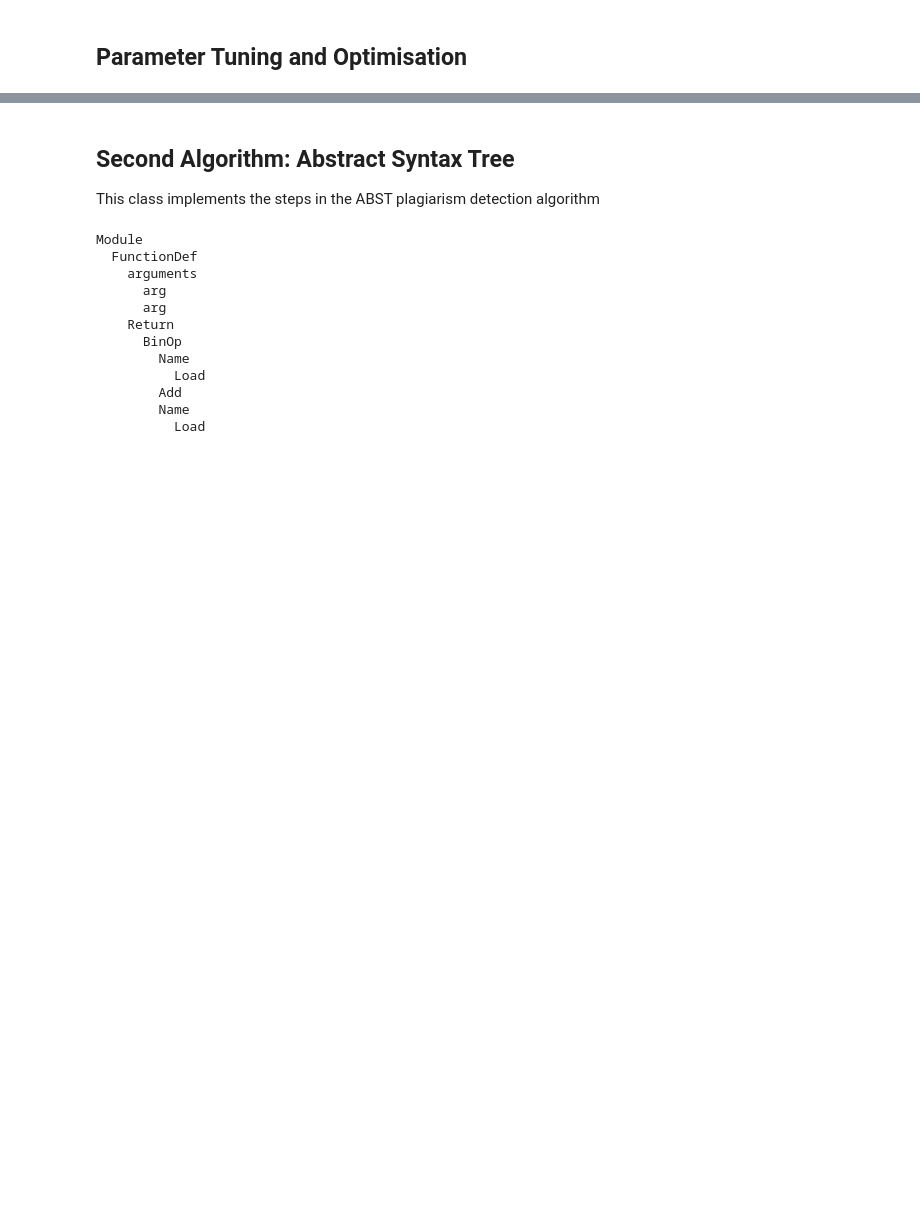
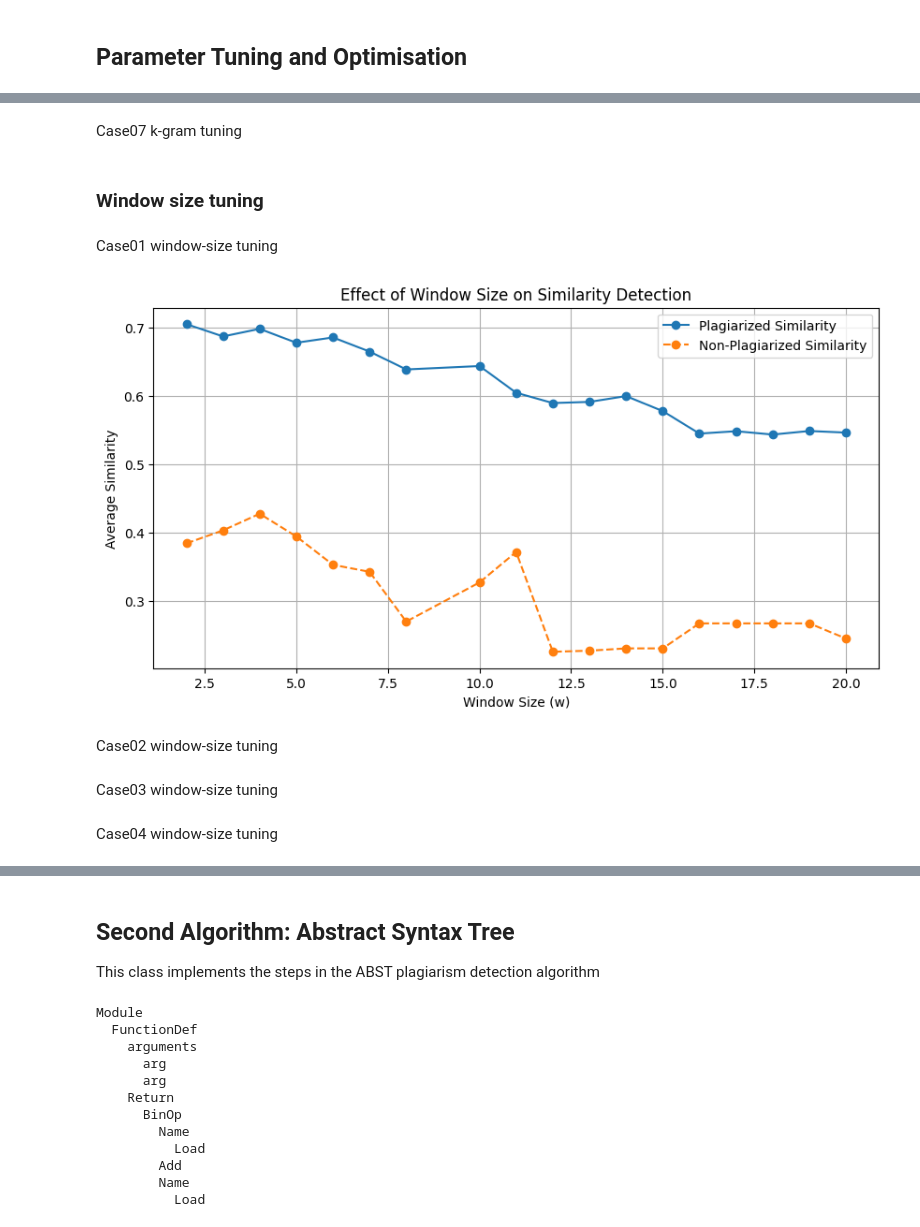
Before and after one commit to PeaceSamuel03/FYP, a Jupyter notebook: FYP.ipynb, the cells around one changed output, grey strips where cells are left out. Cells and saved outputs as stored; diff of their text form; code cells hidden in the pictures; blank space fills up the shorter version.

```diff
--- a/FYP.ipynb
+++ b/FYP.ipynb
@@ -433,32 +554,0 @@ file_contents = {
-# %%
-def read_files_from_directory(directory_path, file_extension = '.java'):
-    """
-    Function to read files from a given directory path
-    """
-    file_data = []
-    for filename in os.listdir(directory_path):
-        if filename.endswith('.java'):
-            file_path = os.path.join(directory_path, filename)
-            with open(file_path, 'r', encoding='utf-8') as file:
-                content = file.read()
-                file_data.append(content)
-    return file_data
-
-
-
-#read files from each category in the base directory
-for category in file_contents.keys():
-    directory_path = os.path.join(base_directory, category)
-    print(directory_path)
-    file_contents[category] = read_files_from_directory(directory_path)
-
-
-# # Examples to access
-# # Assuming that there is at least one original file
-original_code = file_contents['original'] #only one item
-plagiarized_code = file_contents['plagiarized']  #this is a list of plagiarized files
-non_plagiarized_code = file_contents['non-plagiarized']  #this is a list of non-plagiarized files
-
-#print((original_code[0]))
-#print((plagiarized_code[0]))
-#print((non_plagiarized_code[6]))
@@ -760,0 +679,2 @@ comparison.run()
+# %% [markdown]
+Case07 k-gram tuning
@@ -760,0 +689,2 @@ comparison.run()
+# %% [markdown]
+### Window size tuning
@@ -760,0 +758,14 @@ comparison.run()
+# %% [markdown]
+Case01 window-size tuning
+# %%
+#define window size values to test
+w_values = [2, 3, 4, 5, 6, 7, 8, 10, 11, 12, 13, 14, 15, 16, 17, 18, 19, 20]
+
+#run tuning
+tuner = MOSS_Window_Tuning(original_code1[0], plagiarized_code1, non_plagiarized_code1,"java", w_values, n=5)
+tuner.run_tuning()
+tuner.plot_results()
+# %% [output]
+[figure, added]
+# %% [markdown]
+Case02 window-size tuning
@@ -760,0 +780,2 @@ comparison.run()
+# %% [markdown]
+Case03 window-size tuning
@@ -760,0 +790,2 @@ comparison.run()
+# %% [markdown]
+Case04 window-size tuning
```
Also changed, not shown: parts of 120 cells of this notebook.
